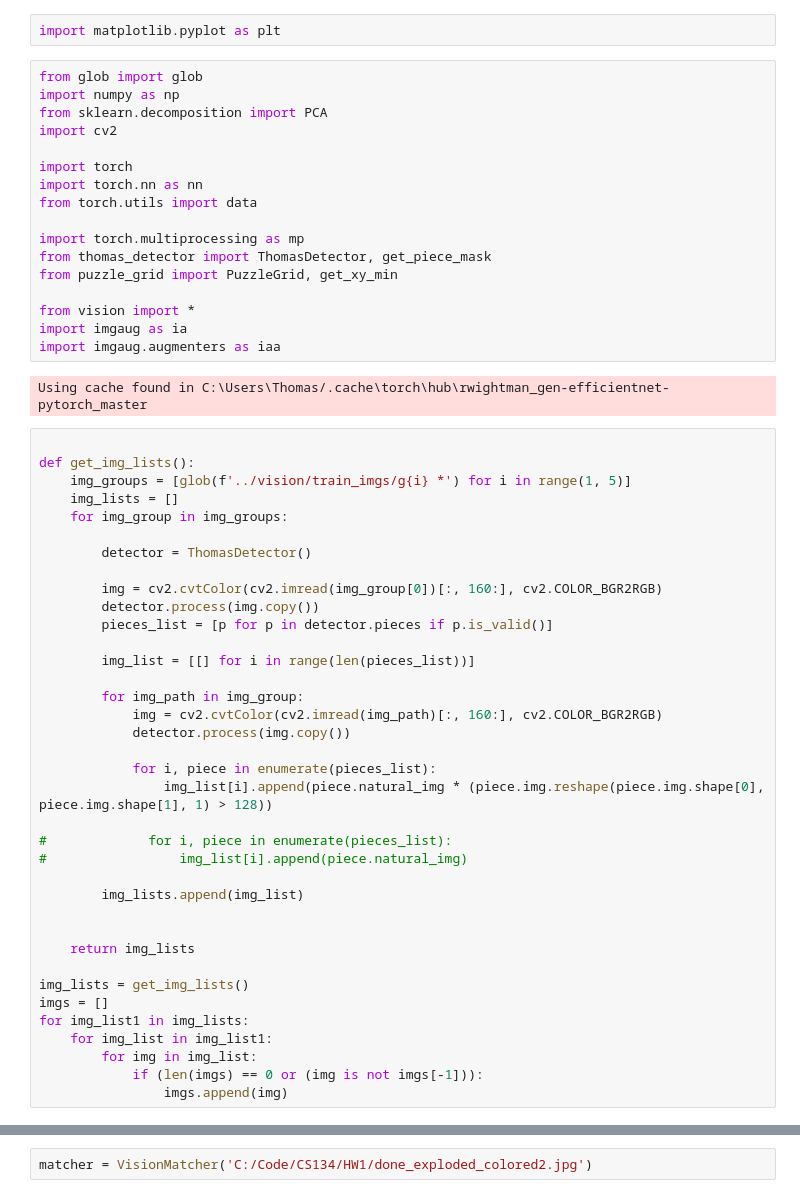
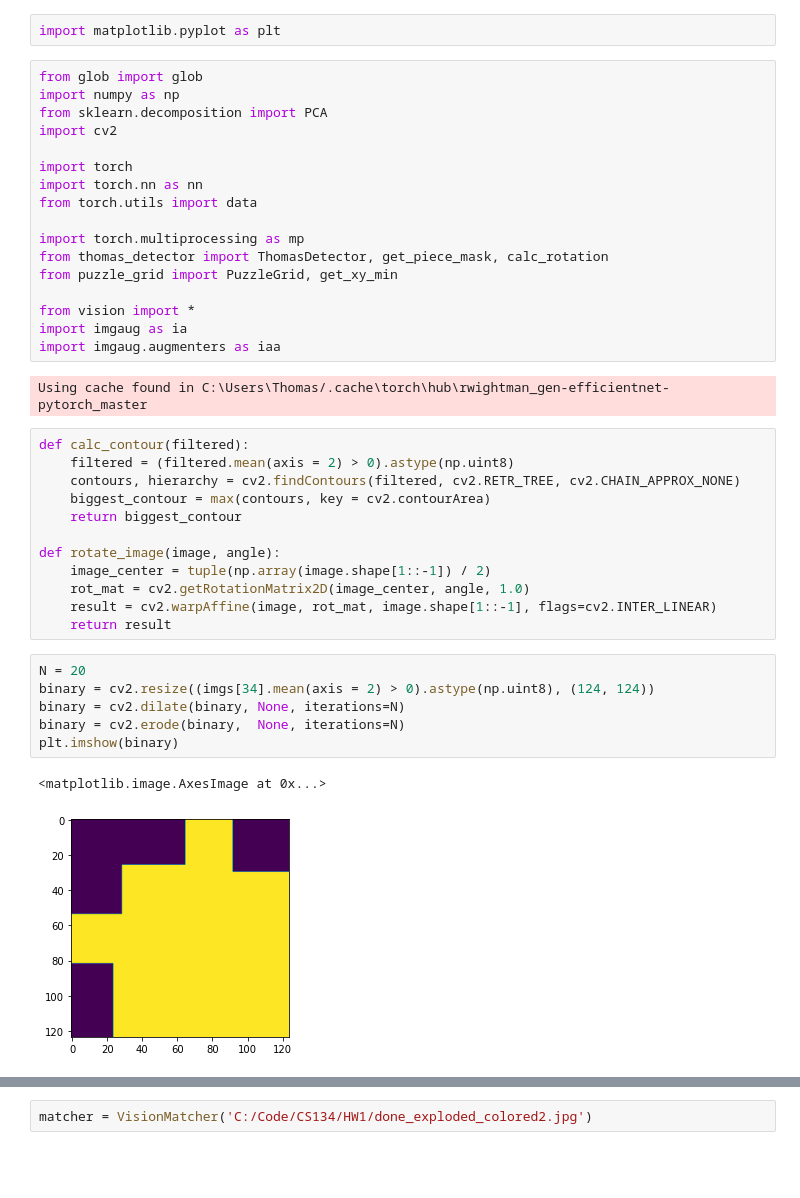
Before and after one commit to ME-134/PuzzleBot, a Jupyter notebook: scripts/Rotation.ipynb, the cells around one changed output, grey strips where cells are left out. Saved outputs shown, nothing was run; the diff lists cells and outputs as text; blank space fills up the shorter version.

Commit message:
vision improvements

```diff
--- a/scripts/Rotation.ipynb
+++ b/scripts/Rotation.ipynb
@@ -11,7 +11,7 @@ import torch.nn as nn
 from torch.utils import data
 
 import torch.multiprocessing as mp
-from thomas_detector import ThomasDetector, get_piece_mask
+from thomas_detector import ThomasDetector, get_piece_mask, calc_rotation
 from puzzle_grid import PuzzleGrid, get_xy_min
 
 from vision import *
@@ -19,40 +19,24 @@ import imgaug as ia
 import imgaug.augmenters as iaa
 # %% [output]
 Using cache found in C:\Users\Thomas/.cache\torch\hub\rwightman_gen-efficientnet-pytorch_master
-# %%
-
-def get_img_lists():
-    img_groups = [glob(f'../vision/train_imgs/g{i} *') for i in range(1, 5)]
-    img_lists = []
-    for img_group in img_groups:
-
-        detector = ThomasDetector()
-
-        img = cv2.cvtColor(cv2.imread(img_group[0])[:, 160:], cv2.COLOR_BGR2RGB)
-        detector.process(img.copy())
-        pieces_list = [p for p in detector.pieces if p.is_valid()]
-
-        img_list = [[] for i in range(len(pieces_list))]
-
-        for img_path in img_group:
-            img = cv2.cvtColor(cv2.imread(img_path)[:, 160:], cv2.COLOR_BGR2RGB)
-            detector.process(img.copy())
-
-            for i, piece in enumerate(pieces_list):
-                img_list[i].append(piece.natural_img * (piece.img.reshape(piece.img.shape[0], piece.img.shape[1], 1) > 128))
-
-#             for i, piece in enumerate(pieces_list):
-#                 img_list[i].append(piece.natural_img)
-
-        img_lists.append(img_list)
-
-
-    return img_lists
-
-img_lists = get_img_lists()
-imgs = []
-for img_list1 in img_lists:
-    for img_list in img_list1:
-        for img in img_list:
-            if (len(imgs) == 0 or (img is not imgs[-1])):
-                imgs.append(img)
+# %%
+def calc_contour(filtered):
+    filtered = (filtered.mean(axis = 2) > 0).astype(np.uint8)
+    contours, hierarchy = cv2.findContours(filtered, cv2.RETR_TREE, cv2.CHAIN_APPROX_NONE)
+    biggest_contour = max(contours, key = cv2.contourArea)
+    return biggest_contour
+
+def rotate_image(image, angle):
+    image_center = tuple(np.array(image.shape[1::-1]) / 2)
+    rot_mat = cv2.getRotationMatrix2D(image_center, angle, 1.0)
+    result = cv2.warpAffine(image, rot_mat, image.shape[1::-1], flags=cv2.INTER_LINEAR)
+    return result
+# %%
+N = 20
+binary = cv2.resize((imgs[34].mean(axis = 2) > 0).astype(np.uint8), (124, 124))
+binary = cv2.dilate(binary, None, iterations=N)
+binary = cv2.erode(binary,  None, iterations=N)
+plt.imshow(binary)
+# %% [output]
+<matplotlib.image.AxesImage at 0x...>
+[figure, added]
```
Also changed, not shown: parts of 15 cells of this notebook, 3 other files.
